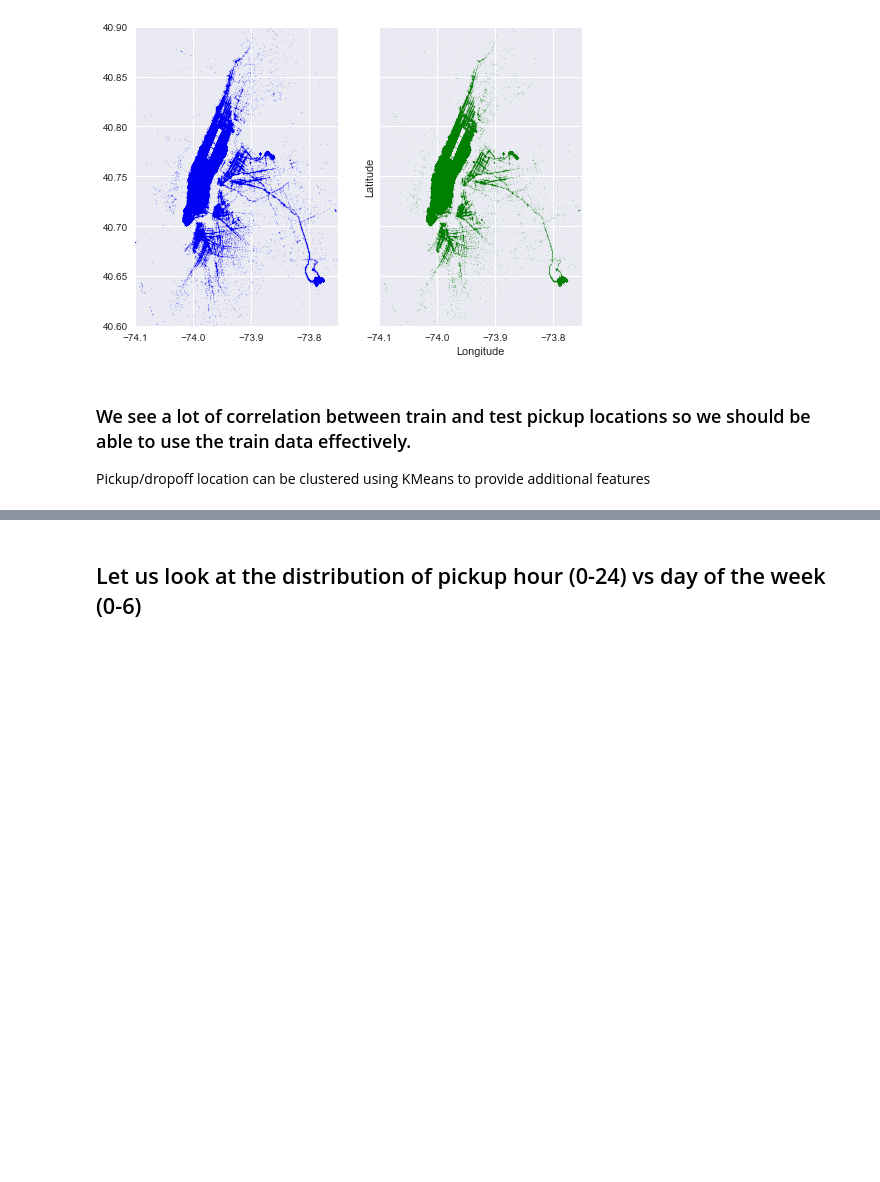
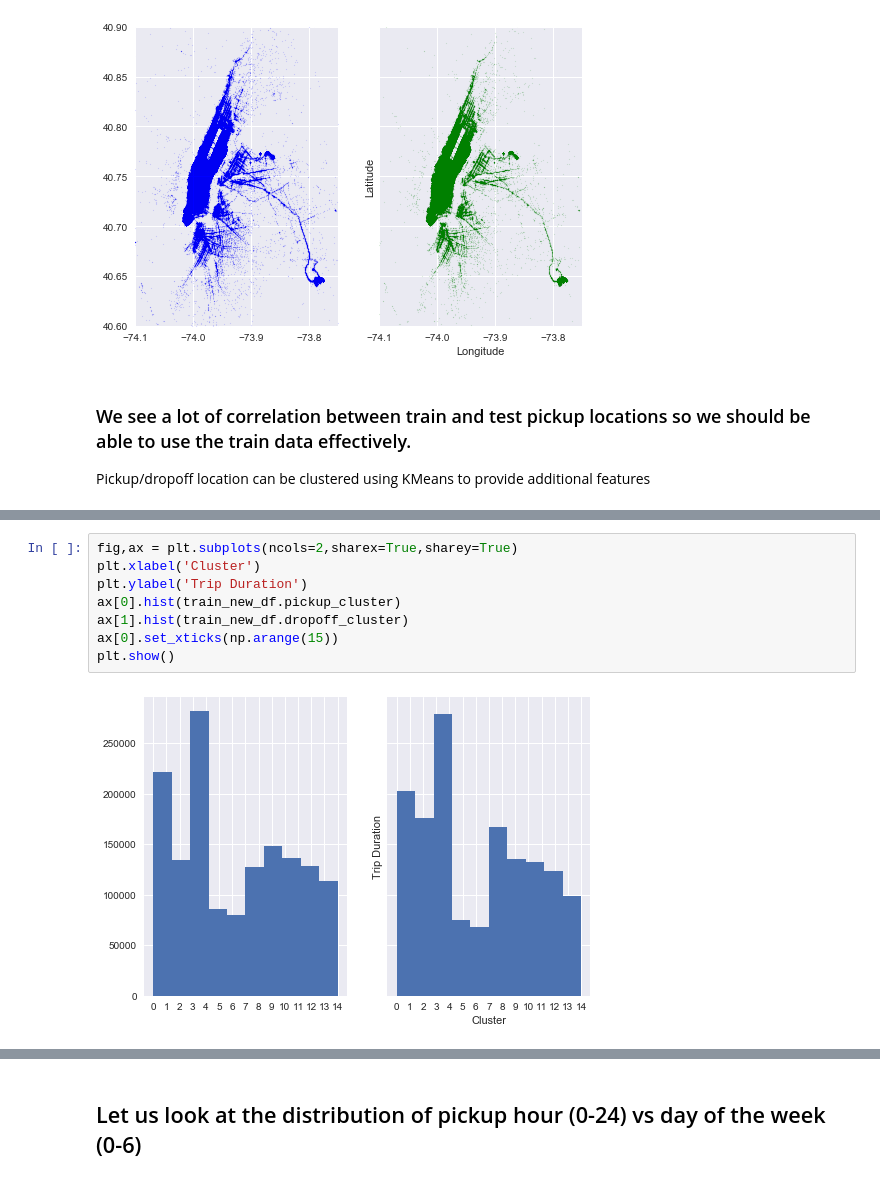
Before and after one commit to tkmaker/DataScience, a Jupyter notebook: TaxiTrip/Exploration Notebook.ipynb, the cells around one changed output, grey strips where cells are left out. Cells and saved outputs as stored; diff of their text form; blank space fills up the shorter version.

```diff
--- a/TaxiTrip/Exploration Notebook.ipynb
+++ b/TaxiTrip/Exploration Notebook.ipynb
@@ -97,0 +134,10 @@ Pickup/dropoff location can be clustered using KMeans to provide additional feat
+# %%
+fig,ax = plt.subplots(ncols=2,sharex=True,sharey=True)
+plt.xlabel('Cluster')
+plt.ylabel('Trip Duration')
+ax[0].hist(train_new_df.pickup_cluster)
+ax[1].hist(train_new_df.dropoff_cluster)
+ax[0].set_xticks(np.arange(15))
+plt.show()
+# %% [output]
+[figure, added]
```
Also changed, not shown: parts of 6 cells of this notebook.
